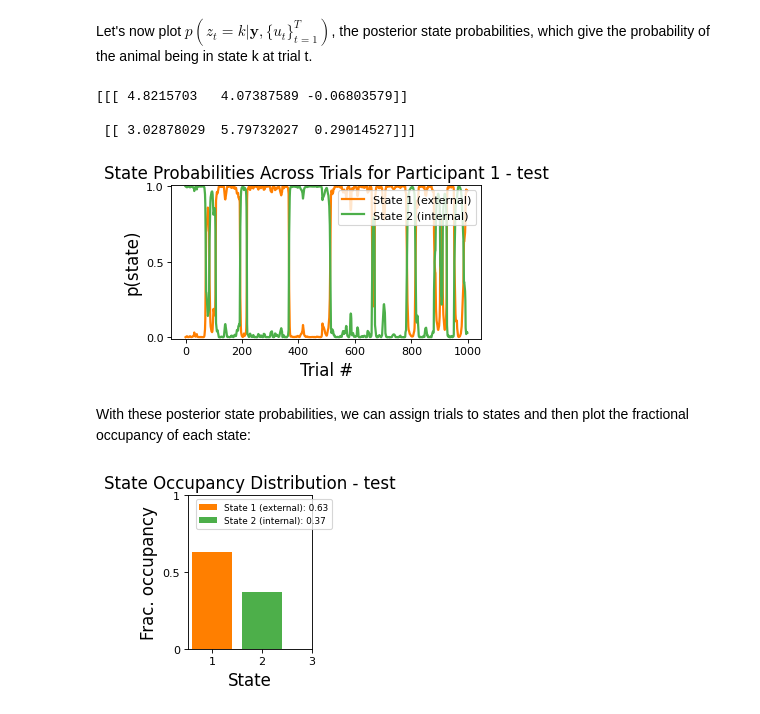
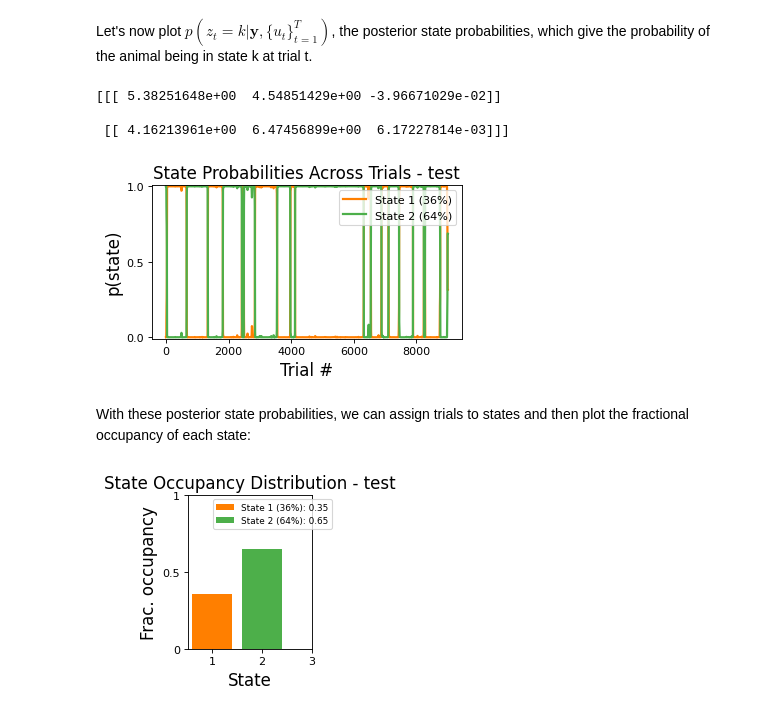
Before and after one commit to cocoltre/Visual-Perception, a Jupyter notebook: GLM_HMM_predictive_templates.ipynb, the cells around one changed output. Saved outputs shown, nothing was run; the diff lists cells and outputs as text; code cells hidden in the pictures.

```diff
--- a/GLM_HMM_predictive_templates.ipynb
+++ b/GLM_HMM_predictive_templates.ipynb
@@ -19,7 +20,7 @@ save_data = True
 # %% [markdown]
 ## Check that the model is working
 # %%
-n = 1000 #number of trials
+n = 9000 #number of trials
 trials = np.arange(1, n +1)
 responses = np.zeros(n, dtype=int)
 stimulus = np.random.choice([-1, 1], size=n)
@@ -87,3 +94,32 @@ final_df['correct'] = np.where((final_df['theta'] == -1) & (final_df['resp'] ==
                 np.where((final_df['theta'] ==1)  & (final_df['resp'] == 1), 1, 0)))
 
 final_df.to_csv(root_dir + f'/Full_Data_test_model_{fraction_odd * 100:.0f}.csv', index=False)
+# %%
+fig, ax = plt.subplots(figsize=(5, 2.5))
+
+cols = ['#ff7f00', '#4daf4a', '#377eb8',  '#8B0000', '#000000']
+
+for i, interval in enumerate(intervals):
+    start = breakpoints[i]
+    end = breakpoints[i + 1]
+
+    if (i+1) % 2 == 0:
+        color = cols[0]
+    else:
+        color = cols[1]
+
+    ax.add_patch(plt.Rectangle((start, 0), end - start, 1, color=color))
+
+even_patch = mpatches.Patch(color= cols[1], label='Even Interval')
+odd_patch = mpatches.Patch(color= cols[0], label='Odd Interval')
+ax.legend(handles=[even_patch, odd_patch], loc='upper right')
+
+ax.set_xlim(0, 9000)
+ax.set_ylim(0, 1)
+plt.yticks([0, 0.5, 1], fontsize = 10)
+ax.set_xlabel('Trials')
+ax.set_ylabel('Value')
+ax.set_title('Intervals Distribution')
+plt.savefig(root_dir + '/plots/test_model/intervals_distribution_orientation.png', bbox_inches="tight")
+
+plt.show()
@@ -93,8 +131,9 @@ final_df.to_csv(root_dir + f'/Full_Data_test_model_{fraction_odd * 100:.0f}.csv'
 ### read and data
 dfs = []
 columns_to_keep = ['theta', 'resp', 'block', 'correct']
+n = 6 #number of participants
 
-for i in range (5):
+for i in range (n):
     df = {}
     df[i+1] = pd.read_csv(f'{root_dir}/Data/00{i+1}/00{i+1}.csv')[columns_to_keep]
     df[i+1]['ID'] = i+1
@@ -450,10 +502,10 @@ cols = ['#ff7f00', '#4daf4a', '#377eb8',  '#8B0000', '#000000']
 for k in range(num_states):
     if k==0:
         plt.plot(range(input_dim), -recovered_weights[k][0], color=cols[k],
-                     lw=1.5,  label = "State 1 (external)", linestyle = '--')
+                     lw=1.5,  label = "State 1 (70o-30pr)", linestyle = '--') #external
     else:
         plt.plot(range(input_dim), -recovered_weights[k][0], color=cols[k],
-                     lw=1.5,  label = 'State 2 (internal)', linestyle = '--')
+                     lw=1.5,  label = 'State 2 (10o-90pr)', linestyle = '--') #internal
 plt.yticks(fontsize=10)
 plt.ylabel("GLM weight", fontsize=15)
 plt.xlabel("Covariate", fontsize=15)
@@ -513,9 +565,9 @@ print(-glmhmm.observations.params)
 index_ext = np.argmax(np.concatenate(-glmhmm.observations.params)[:,0])
 index_int = np.argmin(np.concatenate(-glmhmm.observations.params)[:,0])
 # %% [output]
-[[[ 4.8215703   4.07387589 -0.06803579]]
+[[[ 5.38251648e+00  4.54851429e+00 -3.96671029e-02]]
 
- [[ 3.02878029  5.79732027  0.29014527]]]
+ [[ 4.16213961e+00  6.47456899e+00  6.17227814e-03]]]
 # %%
 # Get expected states:
 posterior_probs = [glmhmm.expected_states(data=data, input=inpt)[0]
@@ -524,23 +576,24 @@ posterior_probs = [glmhmm.expected_states(data=data, input=inpt)[0]
 # %%
 fig = plt.figure(figsize=(5, 2.5), dpi=80, facecolor='w', edgecolor='k')
 sess_id = 0 #session id; can choose any index between 0 and num_sess-1=5-1=4
 for k in range(num_states):
     if k==0:
-        plt.plot(posterior_probs[sess_id][1:1500, k], label="State 1 (external)", lw=2,
+        plt.plot(posterior_probs[sess_id][1:9000, k], label="State 1 (36%)", lw=2, #external
              color=cols[k])
     else:
-        plt.plot(posterior_probs[sess_id][1:1500, k], label="State 2 (internal)", lw=2,
+        plt.plot(posterior_probs[sess_id][1:9000, k], label="State 2 (64%)", lw=2, #internal
              color=cols[k])
 plt.ylim((-0.01, 1.01))
 plt.yticks([0, 0.5, 1], fontsize = 10)
 plt.xlabel("Trial #", fontsize = 15)
 plt.ylabel("p(state)", fontsize = 15)
 plt.legend(loc="upper right", fontsize=10, title_fontsize=12)
-plt.title(f"State Probabilities Across Trials for Participant {sess_id+1} - test", fontsize=15)
+#plt.title(f"State Probabilities Across Trials for Participant {sess_id+1} - test", fontsize=15)
+plt.title(f"State Probabilities Across Trials - test", fontsize=15)
 plt.savefig(root_dir + '/plots/test_model/probabilities_orientation.png', bbox_inches='tight')
 plt.show()
 # %% [output]
-[figure, old version]
+[figure, new version]
 # %% [markdown]
 With these posterior state probabilities, we can assign trials to states and then plot the fractional occupancy of each state:
 # %%
@@ -555,9 +608,9 @@ state_occupancies = state_occupancies/np.sum(state_occupancies)
 fig = plt.figure(figsize=(2, 2.5), dpi=80, facecolor='w', edgecolor='k')
 for z, occ in enumerate(state_occupancies):
     if z==0:
-        plt.bar(z, occ, width = 0.8, color = cols[z], label=f'State 1 (external): {occ:.2f}')
+        plt.bar(z, occ, width = 0.8, color = cols[z], label=f'State 1 (36%): {occ:.2f}') #external
     else:
-        plt.bar(z, occ, width = 0.8, color = cols[z], label=f'State 2 (internal): {occ:.2f}')
+        plt.bar(z, occ, width = 0.8, color = cols[z], label=f'State 2 (64%): {occ:.2f}') #internal
 
 plt.ylim((0, 1))
 plt.xticks([0, 1, 2], ['1', '2', '3'], fontsize = 10)
@@ -569,7 +622,7 @@ plt.title("State Occupancy Distribution - test", fontsize=15)
 plt.savefig(root_dir + '/plots/test_model/fraction_occupancy_orientation.png', bbox_inches='tight')
 plt.show()
 # %% [output]
-[figure, old version]
+[figure, new version]
 # %%
 final_df = final_df.assign(Gl_Prob_State_ext = posterior_probs_concat[:,index_ext])
 final_df = final_df.assign(Gl_Prob_State_int = posterior_probs_concat[:,index_int])
```
Also changed, not shown: parts of 15 cells of this notebook, 15 other files.
